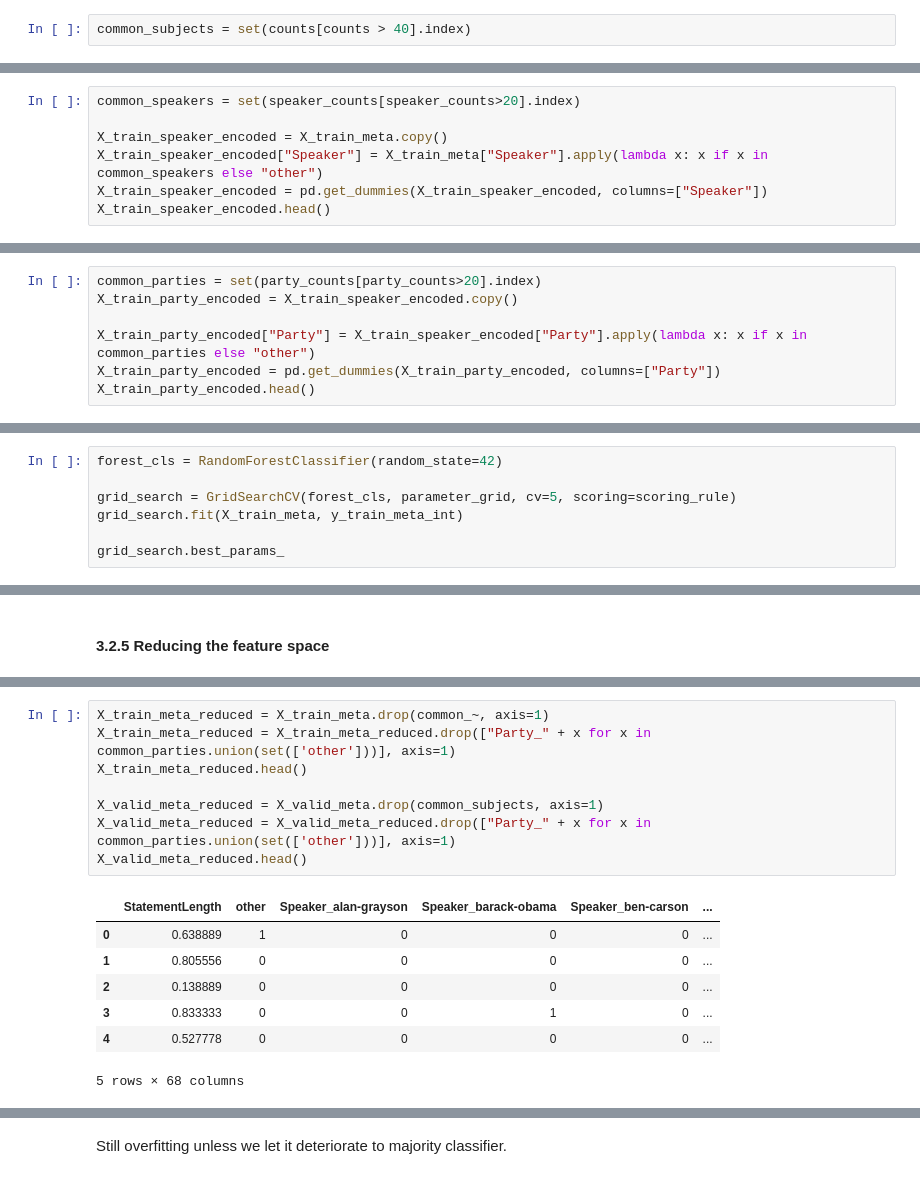
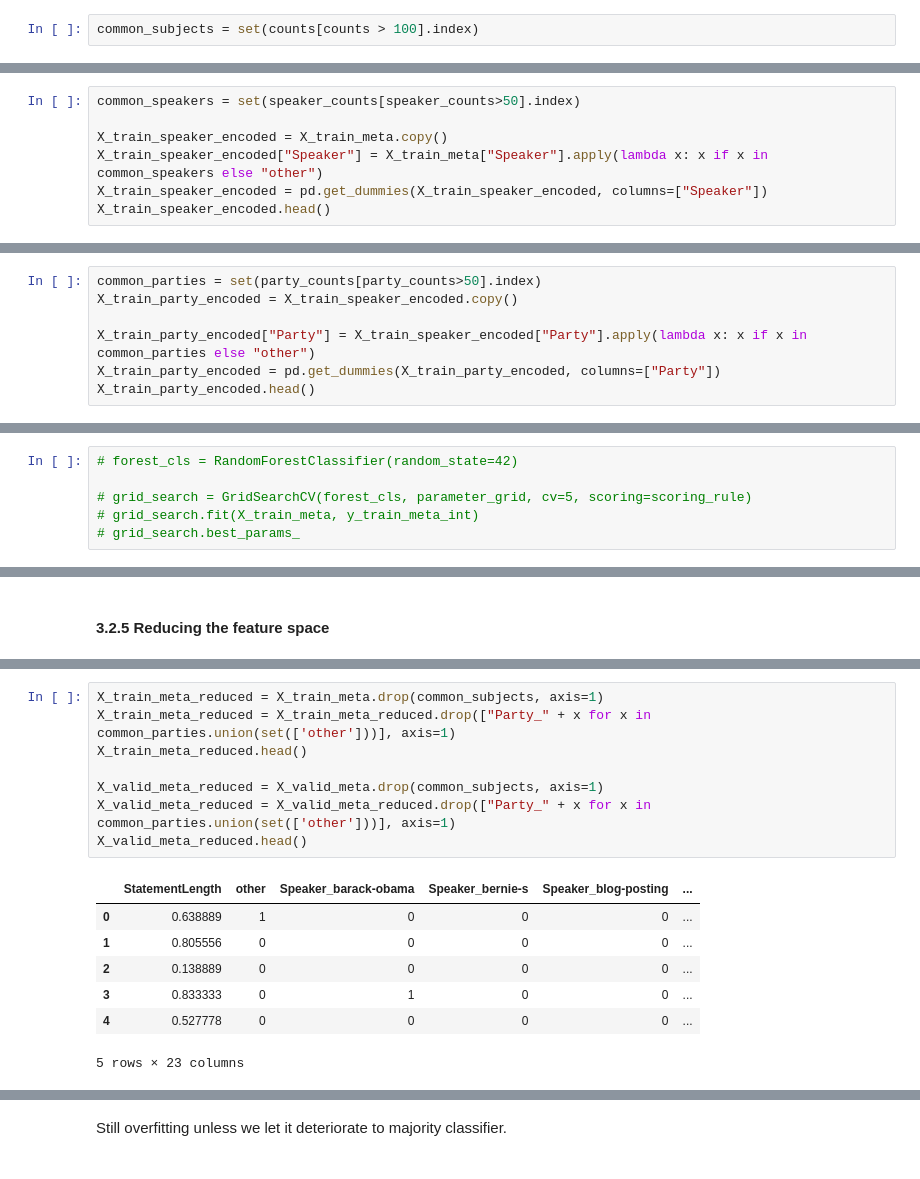
Before and after one commit to giacomomolinari/liar-fake-news-detector, a Jupyter notebook: models.ipynb, the cells around one changed output, grey strips where cells are left out. Saved outputs shown, nothing was run; the diff lists cells and outputs as text.

```diff
--- a/models.ipynb
+++ b/models.ipynb
@@ -205,5 +209,5 @@ counts.count(), counts[counts > 40].count()
 # %%
-common_subjects = set(counts[counts > 40].index)
+common_subjects = set(counts[counts > 100].index)
 # %% [markdown]
 there are 100 subjects which appear over 40 times, while all others appear less than 40 times each. I will aggregate these infrequent subject tags into a new tag "other"
 # %%
@@ -390,7 +394,7 @@ np.int64(65)
 # %% [markdown]
 Interestingly, only 65 speakers appear over 20 times. So we will aggregate all other speakers to a new value "other", and then one-hot encode this feature to generate 66 more feature (removing the existing `Speaker` feature)
 # %%
-common_speakers = set(speaker_counts[speaker_counts>20].index)
+common_speakers = set(speaker_counts[speaker_counts>50].index)
 
 X_train_speaker_encoded = X_train_meta.copy()
 X_train_speaker_encoded["Speaker"] = X_train_meta["Speaker"].apply(lambda x: x if x in common_speakers else "other")
@@ -434,7 +440,7 @@ dtype: int64
 # %% [markdown]
 Again it makes sense to aggregate parties that are too infrequent to be actually learned by the model.
 # %%
-common_parties = set(party_counts[party_counts>20].index)
+common_parties = set(party_counts[party_counts>50].index)
 X_train_party_encoded = X_train_speaker_encoded.copy()
 
 X_train_party_encoded["Party"] = X_train_speaker_encoded["Party"].apply(lambda x: x if x in common_parties else "other")
@@ -660,9 +666,8 @@ parameter_grid = [
     }
 ]
 # %%
-forest_cls = RandomForestClassifier(random_state=42)
+# forest_cls = RandomForestClassifier(random_state=42)
 
-grid_search = GridSearchCV(forest_cls, parameter_grid, cv=5, scoring=scoring_rule)
-grid_search.fit(X_train_meta, y_train_meta_int)
-
-grid_search.best_params_
+# grid_search = GridSearchCV(forest_cls, parameter_grid, cv=5, scoring=scoring_rule)
+# grid_search.fit(X_train_meta, y_train_meta_int)
+# grid_search.best_params_
@@ -723,17 +707,17 @@ dtype: int64
 # %%
-X_train_meta_reduced = X_train_meta.drop(common_~, axis=1)
+X_train_meta_reduced = X_train_meta.drop(common_subjects, axis=1)
 X_train_meta_reduced = X_train_meta_reduced.drop(["Party_" + x for x in common_parties.union(set(['other']))], axis=1)
 X_train_meta_reduced.head()
 
 X_valid_meta_reduced = X_valid_meta.drop(common_subjects, axis=1)
 X_valid_meta_reduced = X_valid_meta_reduced.drop(["Party_" + x for x in common_parties.union(set(['other']))], axis=1)
 X_valid_meta_reduced.head()
 # %% [output]
-|  | StatementLength | other | Speaker_alan-grayson | Speaker_barack-obama | Speaker_ben-carson | ... |
+|  | StatementLength | other | Speaker_barack-obama | Speaker_bernie-s | Speaker_blog-posting | ... |
 | 0 | 0.638889 | 1 | 0 | 0 | 0 | ... |
 | 1 | 0.805556 | 0 | 0 | 0 | 0 | ... |
 | 2 | 0.138889 | 0 | 0 | 0 | 0 | ... |
-| 3 | 0.833333 | 0 | 0 | 1 | 0 | ... |
+| 3 | 0.833333 | 0 | 1 | 0 | 0 | ... |
 | 4 | 0.527778 | 0 | 0 | 0 | 0 | ... |
-5 rows × 68 columns
+5 rows × 23 columns
 # %%
```
Also changed, not shown: parts of 72 cells of this notebook.
